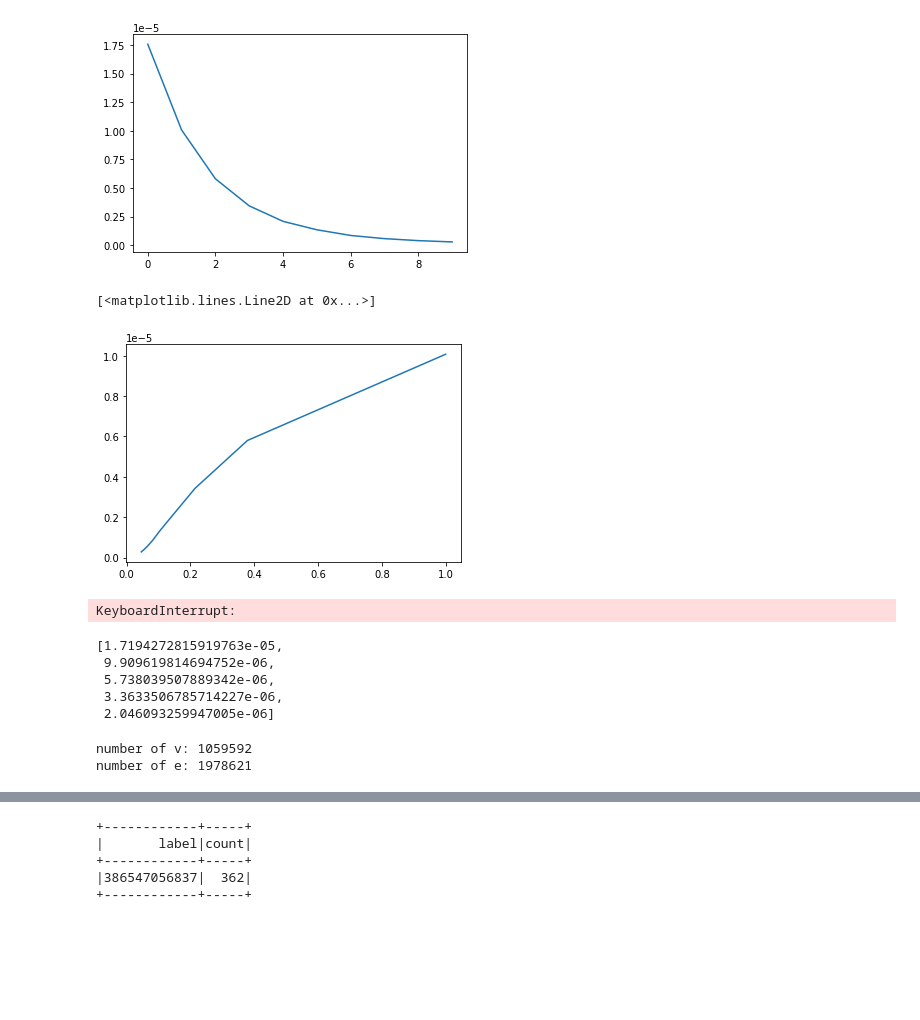
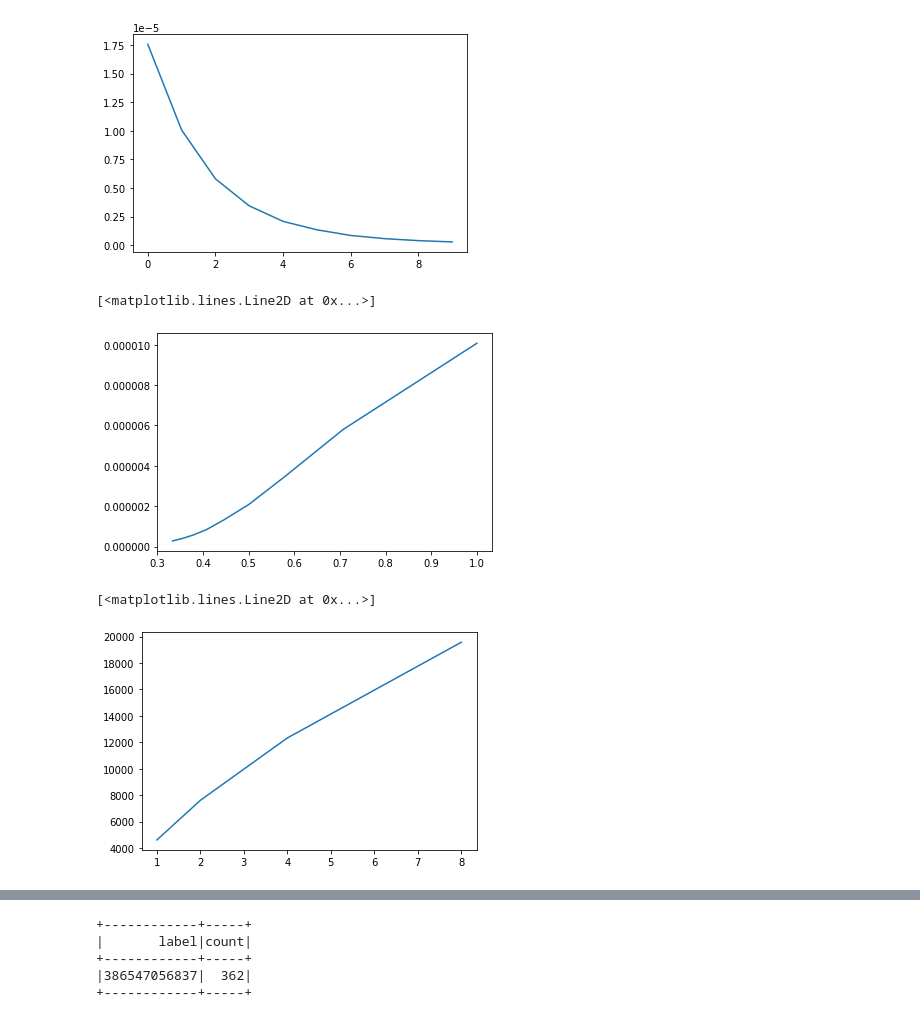
Before and after one commit to antaressgzz/502-web-graph, a Jupyter notebook: web_graph.ipynb, the cells around one changed output, grey strips where cells are left out. Drawn from its saved outputs; the diff is of its cells as text; code cells hidden in the pictures; blank space fills up the shorter version.

```diff
--- a/web_graph.ipynb
+++ b/web_graph.ipynb
@@ -115,7 +142,7 @@ np.log2(size)**3
 array([  0.,   1.,   8.,  27.,  64., 125., 216., 343., 512., 729.])
 # %%
 size = [1,2,4,8,16,32,64,128,256,512]
-nes, nvs, nds = evd(d, size)
+# nes, nvs, nds = evd(d, size)
 # %%
 plt.plot(size, nes)
 # %% [output]
@@ -157,19 +190,7 @@ plt.plot(np.log2(size), nds)
 [<matplotlib.lines.Line2D at 0x...>]
 [figure]
 # %%
-plt.plot(1/(np.log2(size)**1.4), nds)
+plt.plot(1/(np.log2(size)**0.5), nds)
 # %% [output]
 [<matplotlib.lines.Line2D at 0x...>]
-[figure, old version]
+[figure, new version]
-# %%
-ncc, nscc = connected_components(d, [1,2])
-# %% [output]
-KeyboardInterrupt:
-# %%
-density('s3://502lab3/proj20', [1,2,4,8,16])
-# %% [output]
-[1.7194272815919763e-05,
- 9.909619814694752e-06,
- 5.738039507889342e-06,
- 3.3633506785714227e-06,
- 2.046093259947005e-06]
@@ -184,6 +196,0 @@ graph20,vertices20,edges20 = build_graph(df20)
-# %%
-print('number of v:',vertices20.count())
-print('number of e:',edges20.count())
-# %% [output]
-number of v: 1059592
-number of e: 1978621
@@ -189,0 +200,5 @@ number of e: 1978621
+# %%
+plt.plot(size, ncc)
+# %% [output]
+[<matplotlib.lines.Line2D at 0x...>]
+[figure, added]
```
Also changed, not shown: parts of 18 cells of this notebook, 1 other file.
